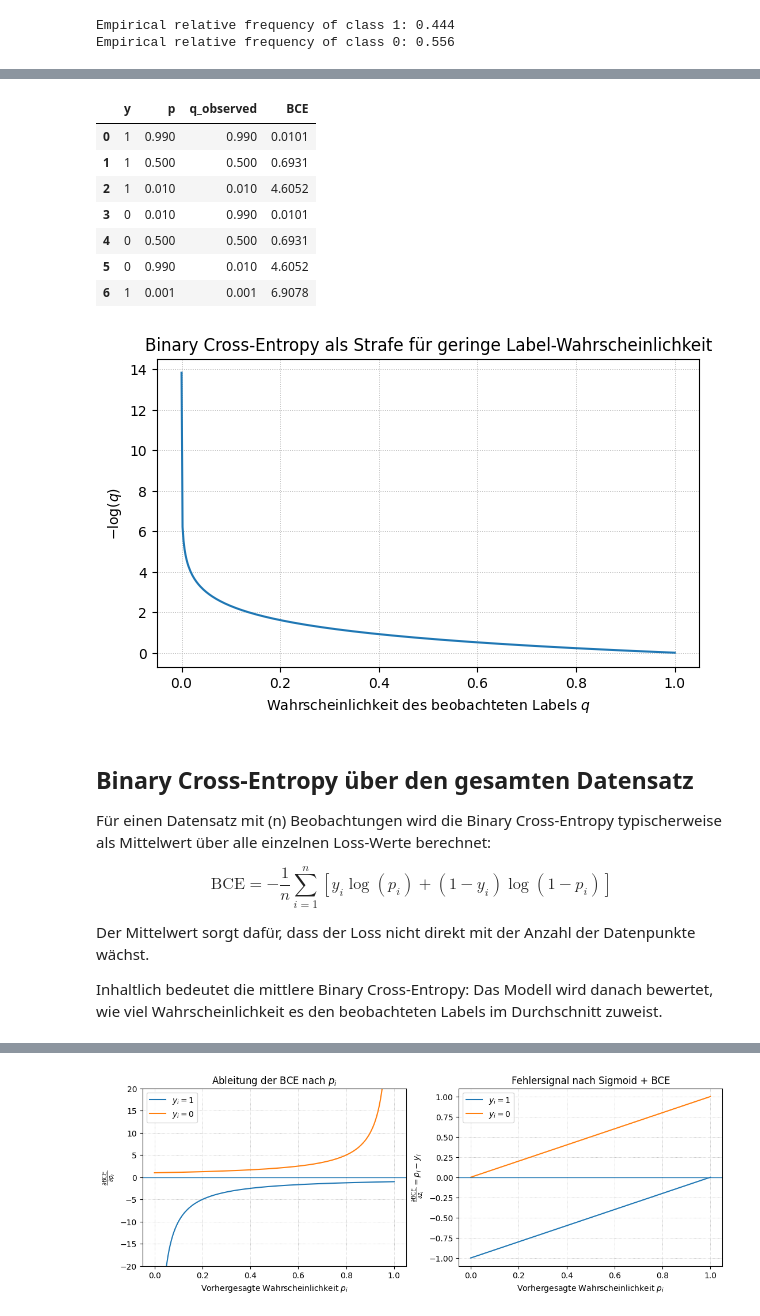
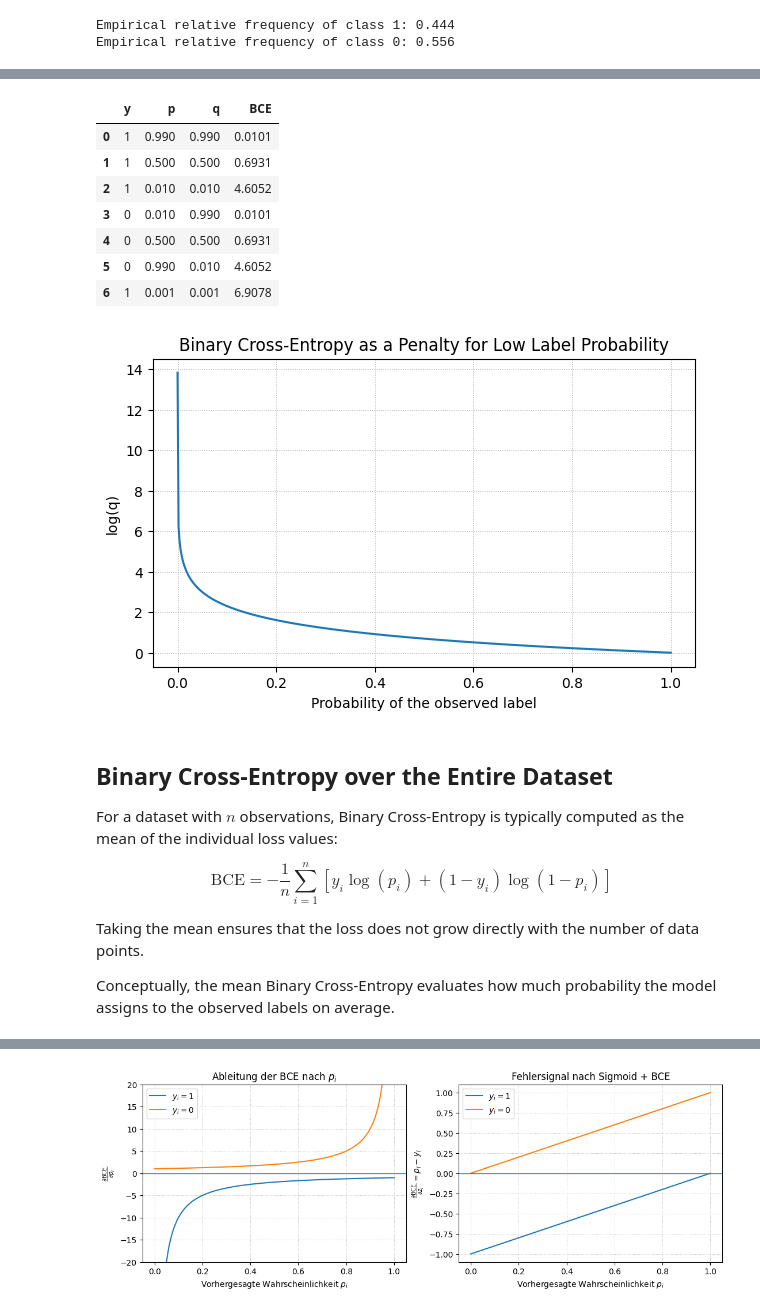
Before and after one commit to red-apple38/understanding-deep-learning, a Jupyter notebook: docs/beginner/Logistic_perceptron.ipynb, the cells around one changed output, grey strips where cells are left out. Cells and saved outputs as stored; diff of their text form; code cells hidden in the pictures.

```diff
--- a/docs/beginner/Logistic_perceptron.ipynb
+++ b/docs/beginner/Logistic_perceptron.ipynb
@@ -439,16 +437,16 @@ examples = pd.DataFrame({
     "p": [0.99, 0.50, 0.01, 0.01, 0.50, 0.99, 0.001]
 })
 
-examples["q_observed"] = (
+examples["q"] = (
     examples["y"] * examples["p"]
     + (1 - examples["y"]) * (1 - examples["p"])
 )
 
-examples["BCE"] = -np.log(examples["q_observed"])
+examples["BCE"] = -np.log(examples["q"])
 
 examples.round(4)
 # %% [output]
-|  | y | p | q_observed | BCE |
+|  | y | p | q | BCE |
 | 0 | 1 | 0.990 | 0.990 | 0.0101 |
 | 1 | 1 | 0.500 | 0.500 | 0.6931 |
 | 2 | 1 | 0.010 | 0.010 | 4.6052 |
@@ -459,24 +457,24 @@ examples.round(4)
 # %%
 
 q_values = np.linspace(1e-6, 1, 500)
 loss_values = -np.log(q_values)
 
 fig4, ax4 = plt.subplots(figsize=(7, 4))
 
 ax4.plot(q_values, loss_values)
 
-ax4.set_xlabel(r"Wahrscheinlichkeit des beobachteten Labels $q$")
-ax4.set_ylabel(r"$-\log(q)$")
-ax4.set_title("Binary Cross-Entropy als Strafe für geringe Label-Wahrscheinlichkeit")
+ax4.set_xlabel("Probability of the observed label")
+ax4.set_ylabel("log(q)")
+ax4.set_title("Binary Cross-Entropy as a Penalty for Low Label Probability")
 ax4.grid(ls=":", linewidth=0.6)
 
 plt.show()
 # %% [output]
-[figure, old version]
+[figure, new version]
 # %% [markdown]
-## Binary Cross-Entropy über den gesamten Datensatz
+## Binary Cross-Entropy over the Entire Dataset
 
-Für einen Datensatz mit \(n\) Beobachtungen wird die Binary Cross-Entropy typischerweise als Mittelwert über alle einzelnen Loss-Werte berechnet:
+For a dataset with $n$ observations, Binary Cross-Entropy is typically computed as the mean of the individual loss values:
 
 $$
 \mathrm{BCE}
@@ -490,9 +488,9 @@ y_i \log(p_i)
 \right]
 $$
 
-Der Mittelwert sorgt dafür, dass der Loss nicht direkt mit der Anzahl der Datenpunkte wächst.
+Taking the mean ensures that the loss does not grow directly with the number of data points.
 
-Inhaltlich bedeutet die mittlere Binary Cross-Entropy: Das Modell wird danach bewertet, wie viel Wahrscheinlichkeit es den beobachteten Labels im Durchschnitt zuweist.
+Conceptually, the mean Binary Cross-Entropy evaluates how much probability the model assigns to the observed labels on average.
 # %%
 def binary_cross_entropy(y_true: np.ndarray, p_pred: np.ndarray) -> float:
     """
```
Also changed, not shown: parts of 43 cells of this notebook, 1 other file.
